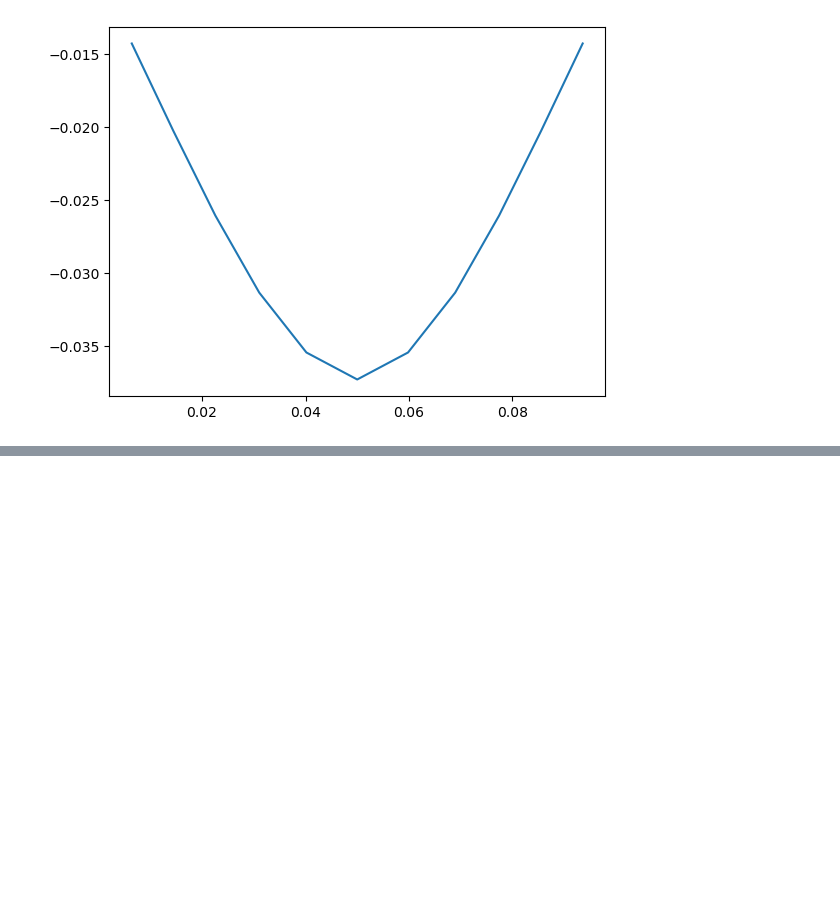
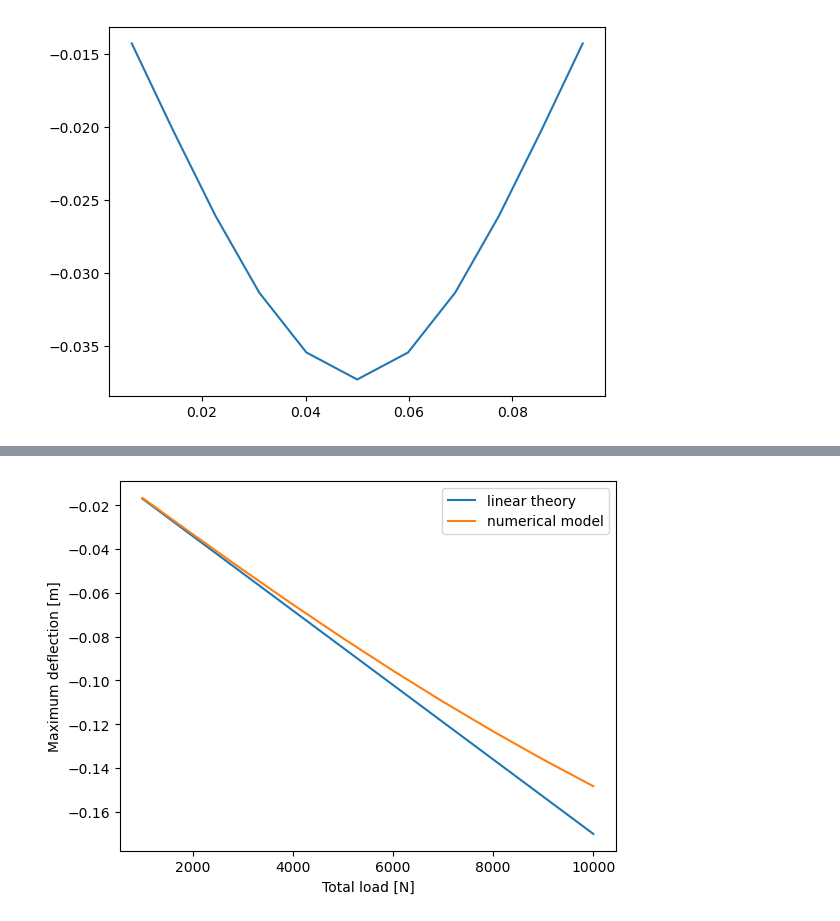
Before and after one commit to alucantonio/data_enhanced_simulation, a Jupyter notebook: MDOFsimulator.ipynb, the cells around one changed output, grey strips where cells are left out. Drawn from its saved outputs; the diff is of its cells as text; code cells hidden in the pictures; blank space fills up the shorter version.

Commit message:
Added non-linear beam bending problem.

```diff
--- a/MDOFsimulator.ipynb
+++ b/MDOFsimulator.ipynb
@@ -38,6 +38,10 @@ config.update("jax_enable_x64", True)
 @partial(jit, static_argnames=("P",))
 def equations_of_motion(t, z, P, m, c=0., F=0.):
     q, v = jnp.array_split(z, 2) # split state into positions and velocity
+    q = q.at[0:2].set(0)
+    q = q.at[-1].set(0)
+    v = v.at[0:2].set(0)
+    v = v.at[-1].set(0)
     dq_dt = v
     dv_dt = -grad(P)(q)/m-c*v/m+F/m
     return jnp.concatenate([dq_dt, dv_dt])
@@ -229,0 +251,34 @@ plt.show()
+# %%
+E = 70e9
+R = 0.013
+r = 0.011
+I = np.pi/4*(R**4 - r**4)
+EA = E*np.pi*(R**2 - r**2)
+EI = E*I
+rho = 2700
+m = np.pi*(R**2-r**2)*l*rho/(N-1)
+c = 5.
+# %%
+t_span = (0, 0.1)
+t_eval = np.linspace(t_span[0], t_span[1], 100)  # points at which to store the solution
+
+y_components = np.ones(2*N)
+y_components[::2] = 0. # select the dofs corresponding to y components
+
+y_theory = []
+y_num = []
+
+loads = np.linspace(1000, 10000, 10)
+
+for load in loads:
+    print(load)
+    P0 = load/N # distribute load over nodes
+    F = -P0*y_components
+    # vertical displacement according to linear beam theory
+    w = -load/l
+    y_theory.append(5*w*l**4/(384*EI))
+
+    sol = solve_ivp(equations_of_motion, t_span, z0, args=(P, m, c, F), method="LSODA", t_eval=t_eval, jac=jacobian)
+
+    q, v = np.split(sol.y, 2)
+    y_num.append(q[N][-1]) # record y-displacement of the midpoint at final time
@@ -229,0 +296,9 @@ plt.show()
+# %%
+plt.plot(loads, y_theory, label="linear theory")
+plt.plot(loads, y_num, label="numerical model")
+plt.xlabel("Total load [N]")
+plt.ylabel("Maximum deflection [m]")
+plt.legend()
+plt.show()
+# %% [output]
+[figure, added]
```
Also changed, not shown: parts of 10 cells of this notebook.
